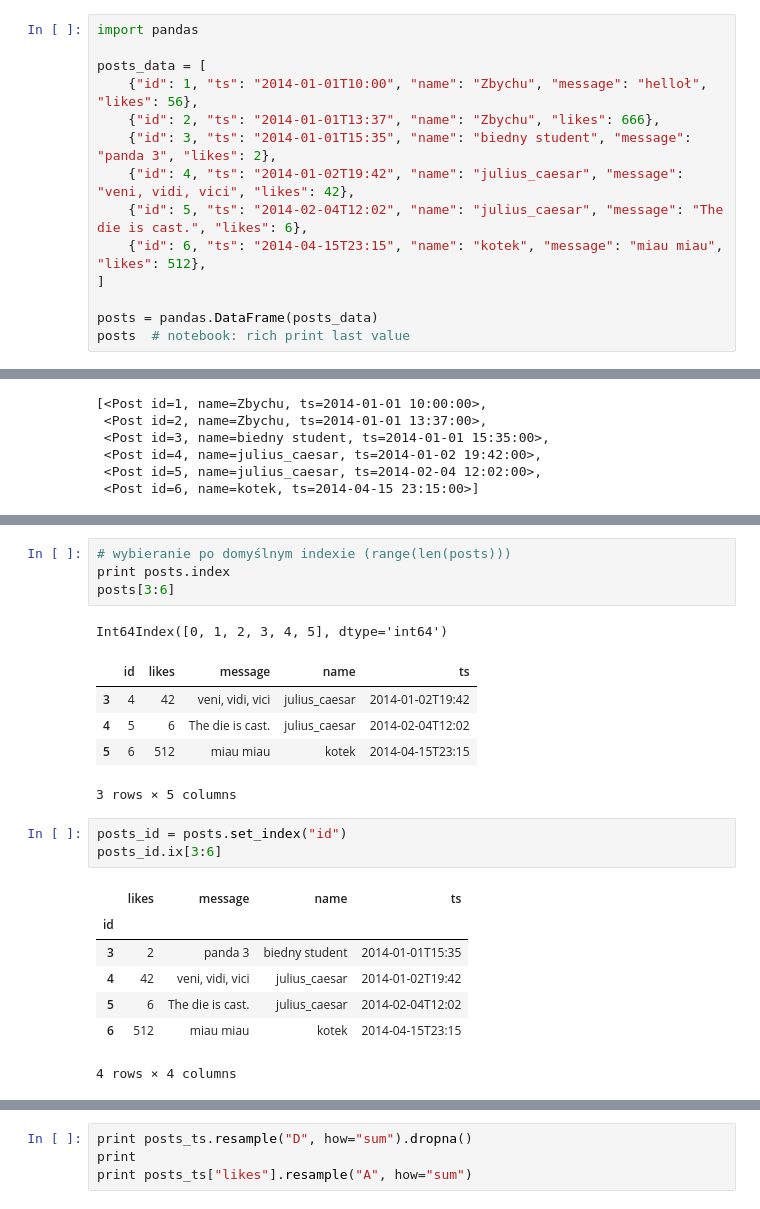
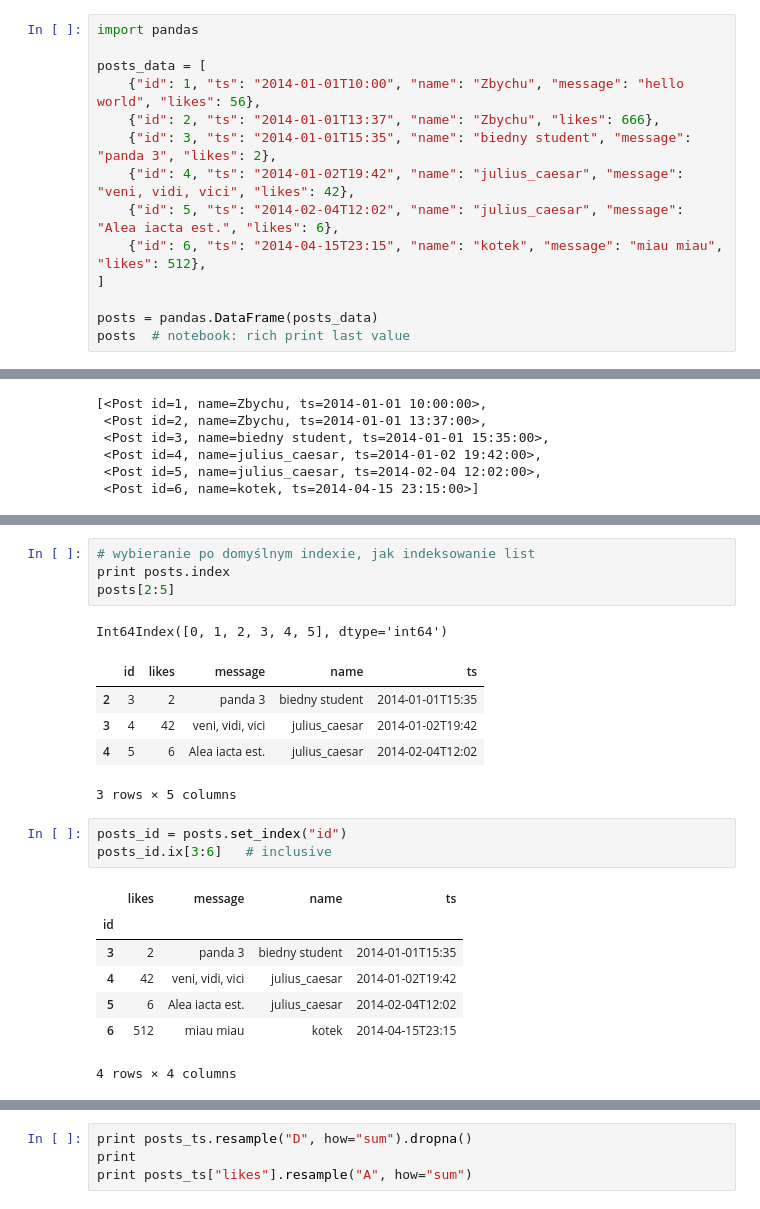
Before and after one commit to pawroman/pywaw-pandas, a Jupyter notebook: src/pandas_pywaw.ipynb, the cells around one changed output, grey strips where cells are left out. Saved outputs shown, nothing was run; the diff lists cells and outputs as text.

```diff
--- a/src/pandas_pywaw.ipynb
+++ b/src/pandas_pywaw.ipynb
@@ -76,11 +79,11 @@ Paweł Romanowski - [http://github.com/pawroman](http://github.com/pawroman)
 import pandas
 
 posts_data = [
-    {"id": 1, "ts": "2014-01-01T10:00", "name": "Zbychu", "message": "helloł", "likes": 56},
+    {"id": 1, "ts": "2014-01-01T10:00", "name": "Zbychu", "message": "hello world", "likes": 56},
     {"id": 2, "ts": "2014-01-01T13:37", "name": "Zbychu", "likes": 666},
     {"id": 3, "ts": "2014-01-01T15:35", "name": "biedny student", "message": "panda 3", "likes": 2},
     {"id": 4, "ts": "2014-01-02T19:42", "name": "julius_caesar", "message": "veni, vidi, vici", "likes": 42},
-    {"id": 5, "ts": "2014-02-04T12:02", "name": "julius_caesar", "message": "The die is cast.", "likes": 6},
+    {"id": 5, "ts": "2014-02-04T12:02", "name": "julius_caesar", "message": "Alea iacta est.", "likes": 6},
     {"id": 6, "ts": "2014-04-15T23:15", "name": "kotek", "message": "miau miau", "likes": 512},
 ]
 
@@ -225,25 +253,25 @@ Try using .loc[row_index,col_indexer] = value instead
 | 2 | 3 | -4 | replacement |
 6 rows × 3 columns
 # %%
-# wybieranie po domyślnym indexie (range(len(posts)))
+# wybieranie po domyślnym indexie, jak indeksowanie list
 print posts.index
-posts[3:6]
+posts[2:5]
 # %% [output]
 Int64Index([0, 1, 2, 3, 4, 5], dtype='int64')
 |  | id | likes | message | name | ts |
+| 2 | 3 | 2 | panda 3 | biedny student | 2014-01-01T15:35 |
 | 3 | 4 | 42 | veni, vidi, vici | julius_caesar | 2014-01-02T19:42 |
-| 4 | 5 | 6 | The die is cast. | julius_caesar | 2014-02-04T12:02 |
-| 5 | 6 | 512 | miau miau | kotek | 2014-04-15T23:15 |
+| 4 | 5 | 6 | Alea iacta est. | julius_caesar | 2014-02-04T12:02 |
 3 rows × 5 columns
 # %%
 posts_id = posts.set_index("id")
-posts_id.ix[3:6]
+posts_id.ix[3:6]   # inclusive
 # %% [output]
 |  | likes | message | name | ts |
 | id |  |  |  |  |
 | 3 | 2 | panda 3 | biedny student | 2014-01-01T15:35 |
 | 4 | 42 | veni, vidi, vici | julius_caesar | 2014-01-02T19:42 |
-| 5 | 6 | The die is cast. | julius_caesar | 2014-02-04T12:02 |
+| 5 | 6 | Alea iacta est. | julius_caesar | 2014-02-04T12:02 |
 | 6 | 512 | miau miau | kotek | 2014-04-15T23:15 |
 4 rows × 4 columns
 # %%
```
Also changed, not shown: parts of 24 cells of this notebook.
